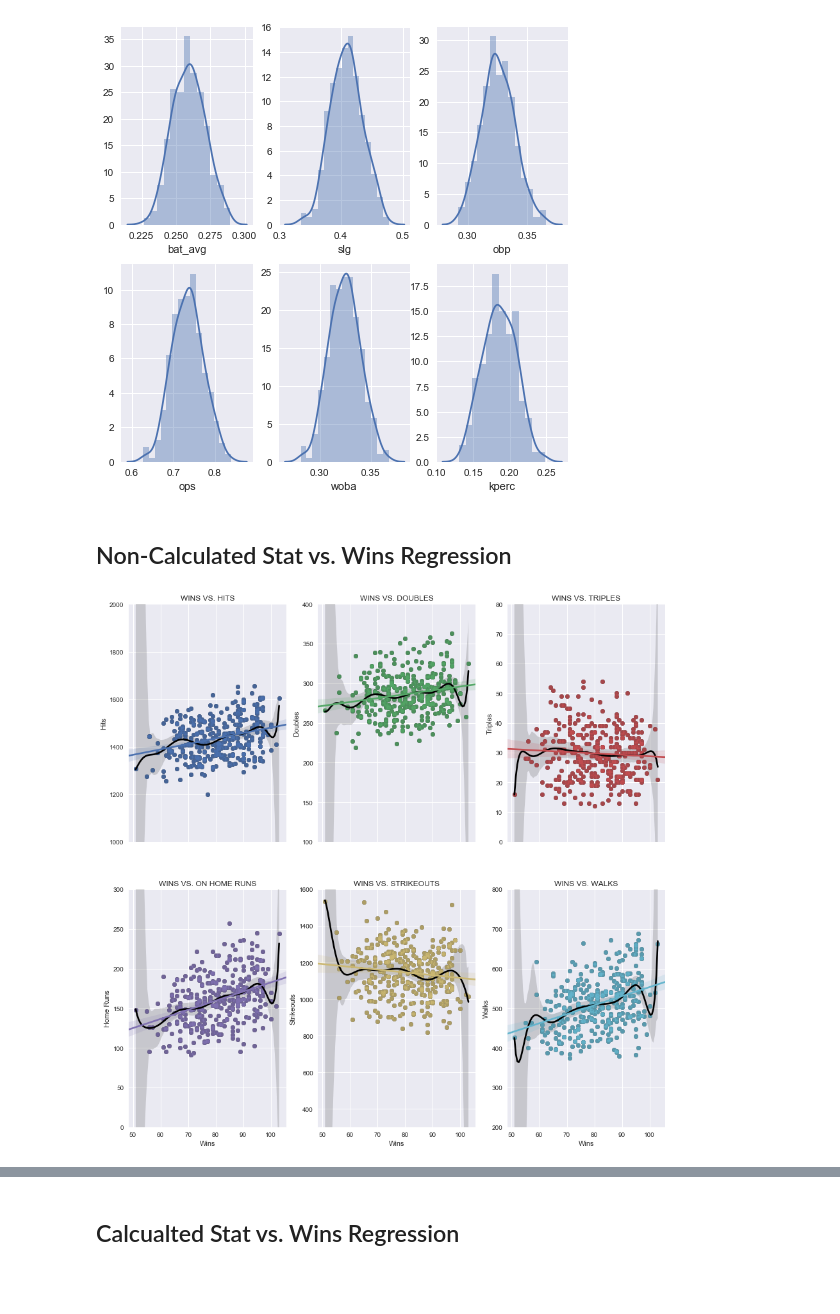
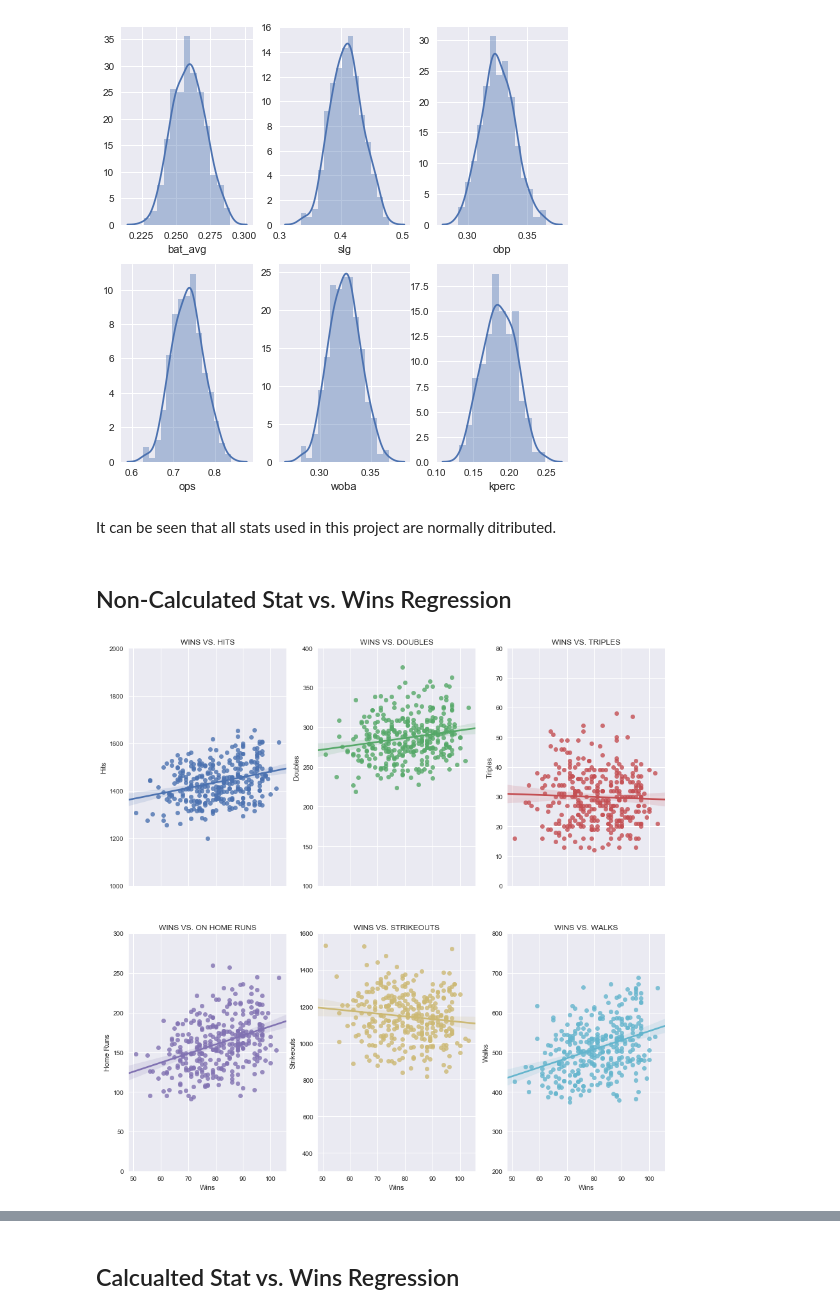
Before and after one commit to lawewers/Springboard-Capstone-MLB-W-vs.-L, a Jupyter notebook: CapstoneProject.ipynb, the cells around one changed output, grey strips where cells are left out. Saved outputs shown, nothing was run; the diff lists cells and outputs as text; code cells hidden in the pictures; blank space fills up the shorter version.

```diff
--- a/CapstoneProject.ipynb
+++ b/CapstoneProject.ipynb
@@ -117,6 +119,8 @@ sns.distplot(team_rb_kperc.kperc, ax=ax[1,2])
 None
 # %% [output]
 [figure]
+# %% [markdown]
+It can be seen that all stats used in this project are normally ditributed.
 # %% [markdown]
 ## Non-Calculated Stat  vs. Wins Regression
 # %%
@@ -125,57 +129,51 @@ None
 fig, ax = plt.subplots(2,3,figsize=(15,15), sharex = True)
 
 # Hits Scatter
-sns.regplot(x='w', y='h', data=team_rb_h, ax=ax[0,0], order=10, truncate=True, color='black')
-sns.regplot(x='w', y='h', data=team_rb_h, ax=ax[0,0])
+sns.regplot(x='w', y='h', data=team_rb, ax=ax[0,0])
 ax[0,0].set_title('WINS VS. HITS')
 ax[0,0].set_ylabel('Hits')
 ax[0,0].set_xlabel('')
 ax[0,0].set_ylim([1000,2000])
-h_slope, h_intercept, h_r_value, h_p_value, h_slope_std_error = scipy.stats.linregress(team_rb_h.w, team_rb_h.h)
+h_slope, h_intercept, h_r_value, h_p_value, h_slope_std_error = scipy.stats.linregress(team_rb.w, team_rb.h)
 
 # Doubles Scatter
-sns.regplot(x='w', y='double', data=team_rb_d, ax=ax[0,1], order=10, truncate=True, color='black')
-sns.regplot(x='w', y='double', data=team_rb_d, ax=ax[0,1])
+sns.regplot(x='w', y='double', data=team_rb, ax=ax[0,1])
 ax[0,1].set_title('WINS VS. DOUBLES')
 ax[0,1].set_ylabel('Doubles')
 ax[0,1].set_xlabel('')
 ax[0,1].set_ylim([100,400])
-d_slope, d_intercept, d_r_value, d_p_value, d_slope_std_error = scipy.stats.linregress(team_rb_d.w, team_rb_d.double)
+d_slope, d_intercept, d_r_value, d_p_value, d_slope_std_error = scipy.stats.linregress(team_rb.w, team_rb.double)
 
 # Triples Scatter
-sns.regplot(x='w', y='triple', data=team_rb_t, ax=ax[0,2], order=10, truncate=True, color='black')
-sns.regplot(x='w', y='triple', data=team_rb_t, ax=ax[0,2])
+sns.regplot(x='w', y='triple', data=team_rb, ax=ax[0,2])
 ax[0,2].set_title('WINS VS. TRIPLES')
 ax[0,2].set_ylabel('Triples')
 ax[0,2].set_xlabel('')
 ax[0,2].set_ylim([0,80])
-t_slope, t_intercept, t_r_value, t_p_value, t_slope_std_error = scipy.stats.linregress(team_rb_t.w, team_rb_t.triple)
+t_slope, t_intercept, t_r_value, t_p_value, t_slope_std_error = scipy.stats.linregress(team_rb.w, team_rb.triple)
 
 # Home Runs Scatter
-sns.regplot(x='w', y='hr', data=team_rb_hr, ax=ax[1,0], order=10, truncate=True, color='black')
-sns.regplot(x='w', y='hr', data=team_rb_hr, ax=ax[1,0])
+sns.regplot(x='w', y='hr', data=team_rb, ax=ax[1,0])
 ax[1,0].set_title('WINS VS. ON HOME RUNS')
 ax[1,0].set_ylabel('Home Runs')
 ax[1,0].set_xlabel('Wins')
 ax[1,0].set_ylim([0,300])
-hr_slope, hr_intercept, hr_r_value, hr_p_value, hr_slope_std_error = scipy.stats.linregress(team_rb_hr.w, team_rb_hr.hr)
+hr_slope, hr_intercept, hr_r_value, hr_p_value, hr_slope_std_error = scipy.stats.linregress(team_rb.w, team_rb.hr)
 
 # Strikeouts Scatter
-sns.regplot(x='w', y='so', data=team_rb_so, ax=ax[1,1], order=10, truncate=True, color='black')
-sns.regplot(x='w', y='so', data=team_rb_so, ax=ax[1,1])
+sns.regplot(x='w', y='so', data=team_rb, ax=ax[1,1])
 ax[1,1].set_title('WINS VS. STRIKEOUTS')
 ax[1,1].set_ylabel('Strikeouts')
 ax[1,1].set_xlabel('Wins')
 ax[1,1].set_ylim([300,1600])
-so_slope, so_intercept, so_r_value, so_p_value, so_slope_std_error = scipy.stats.linregress(team_rb_so.w, team_rb_so.so)
+so_slope, so_intercept, so_r_value, so_p_value, so_slope_std_error = scipy.stats.linregress(team_rb.w, team_rb.so)
 
 # Walks Scatter
-sns.regplot(x='w', y='bb', data=team_rb_bb, ax=ax[1,2], order=10, truncate=True, color='black')
-sns.regplot(x='w', y='bb', data=team_rb_bb, ax=ax[1,2])
+sns.regplot(x='w', y='bb', data=team_rb, ax=ax[1,2])
 ax[1,2].set_title('WINS VS. WALKS')
 ax[1,2].set_ylabel('Walks')
 ax[1,2].set_xlabel('Wins')
 ax[1,2].set_ylim([200,800])
-bb_slope, bb_intercept, bb_r_value, bb_p_value, bb_slope_std_error = scipy.stats.linregress(team_rb_bb.w, team_rb_bb.bb)
+bb_slope, bb_intercept, bb_r_value, bb_p_value, bb_slope_std_error = scipy.stats.linregress(team_rb.w, team_rb.bb)
 # %% [output]
-[figure, old version]
+[figure, new version]
```
Also changed, not shown: parts of 38 cells of this notebook.
